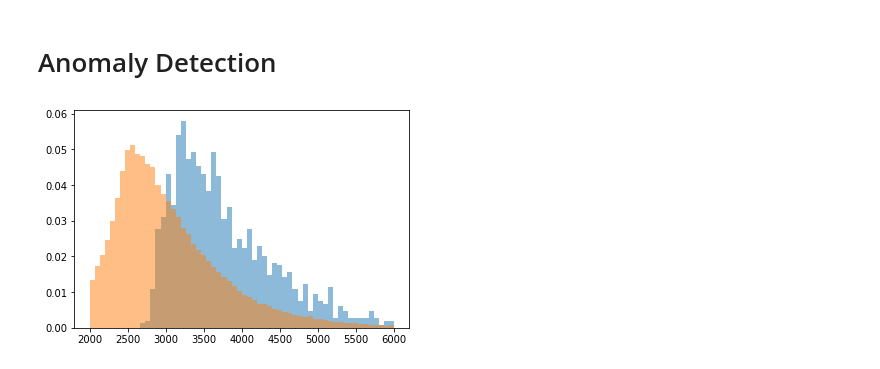
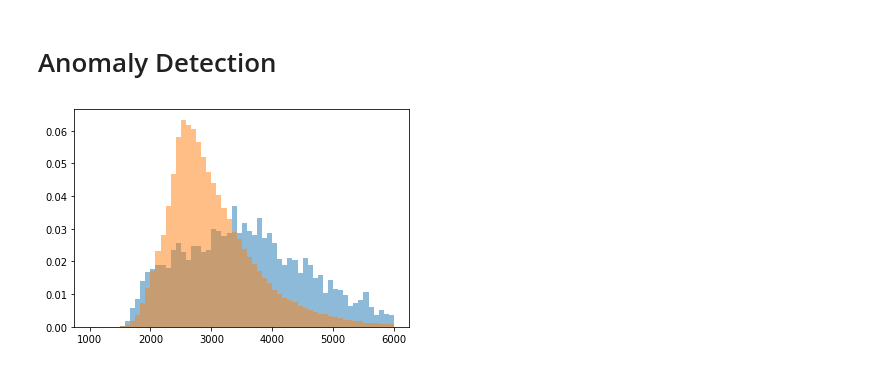
Before and after one commit to stsan9/AnomalyDetection4Jets, a Jupyter notebook: code/AE.ipynb, the cells around one changed output. Drawn from its saved outputs; the diff is of its cells as text; code cells hidden in the pictures.

```diff
--- a/code/AE.ipynb
+++ b/code/AE.ipynb
@@ -9,7 +9,7 @@ import math
 # %% [markdown]
 # Pre processing
 # %%
-path = '/anomalyvol/data/jet_ver/bb1_ae_input.h5'
+path = '/anomalyvol/data/jet_ver/bb1_ae_input_leading2.h5'  # just leading 2 tags for each event
 # %%
 chunk_size = 100000
 total_size = 1000000 # 1 mil max
@@ -31,8 +31,8 @@ data = next(gen)
 for i in range(total_size // chunk_size - 1):
     data.append(next(gen))
 # %%
-# loaded_data = data
-data = loaded_data
+loaded_data = data
+# data = loaded_data
 # %%
 loaded_data
 # %% [output]
@@ -358,9 +358,14 @@ data_df["outlier"] = 0
 mse_thresh = np.quantile(errors, cut)
 data_df.loc[data_df["mse"] > mse_thresh, "outlier"] = 1
 outliers = data_df.loc[data_df.outlier == 1]
+# %%
+# get the leading 2 jets from the original dataset if at least 1 was classified an outlier
+outlier_events = outliers.event.unique()
+outliers2 = loaded_data.loc[loaded_data.event.isin(outlier_events)]
 # %%
+# extract the mass of the outliers
 mass = []
-for event, group in outliers.groupby(['event']):
+for event, group in outliers2.groupby(['event']):
     pseudojets_input = np.zeros(len(group), dtype=DTYPE_PTEPM)
     for i in range(len(group.pt.array)):
         pseudojets_input[i]['pT'] = group.pt.array[i]
@@ -368,6 +373,6 @@ for event, group in outliers.groupby(['event']):
         pseudojets_input[i]['phi'] = group.phi.array[i]
     sequence = cluster(pseudojets_input, R=1.0, p=-1)
     jets = sequence.inclusive_jets()
-    if(len(jets) >= 2):
+    if(len(jets) >= 2):  # just take the invariant mass of the leading 2 jets
         mass.append(invariant_mass(jets[0],jets[1]))
 # %%
@@ -378,10 +384,11 @@ all_mass = next(mgen)
 for i in range(total_size // chunk_size - 1):
     all_mass.append(next(mgen))
 # %%
+# plot invariant mass (orange = all, blue = outliers)
 weights = np.ones_like(mass) / len(mass)
-plt.hist(mass, bins=np.linspace(2000,6000, 61), alpha = 0.5, weights=weights)
+plt.hist(mass, bins=np.linspace(1000,6000, 61), alpha = 0.5, weights=weights)
 weights = np.ones_like(all_mass) / len(all_mass)
-plt.hist(all_mass.mass, bins=np.linspace(2000,6000, 61), alpha = 0.5, weights=weights)
+plt.hist(all_mass.mass, bins=np.linspace(1000,6000, 61), alpha = 0.5, weights=weights)
 plt.show()
 # %% [output]
-[figure, old version]
+[figure, new version]
```
Also changed, not shown: parts of 20 cells of this notebook.
